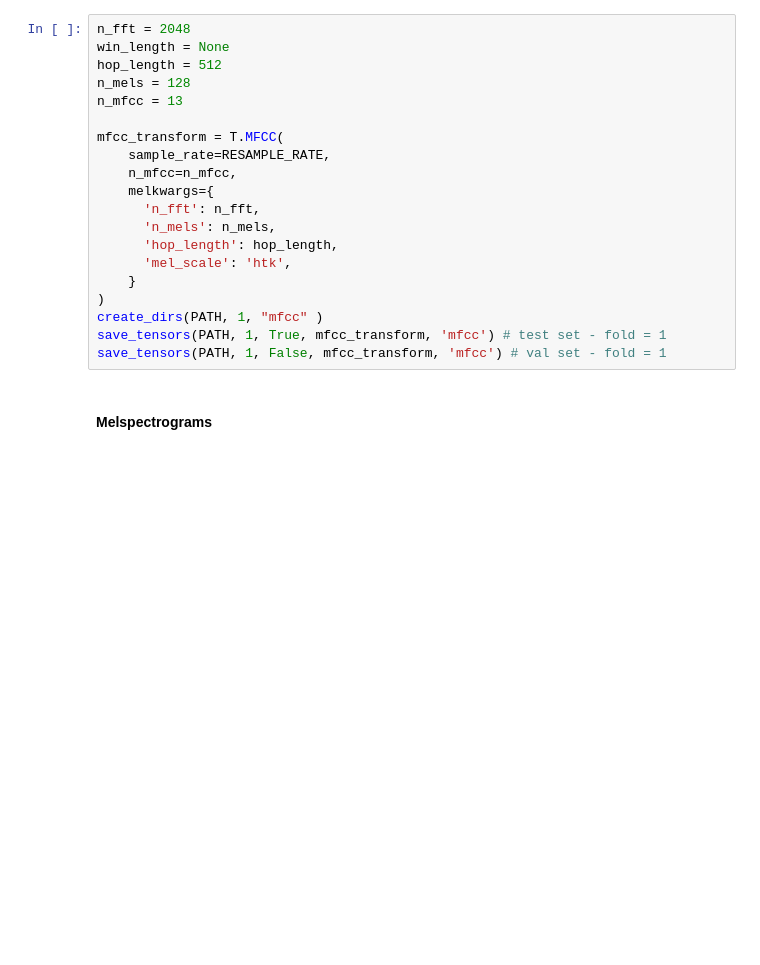
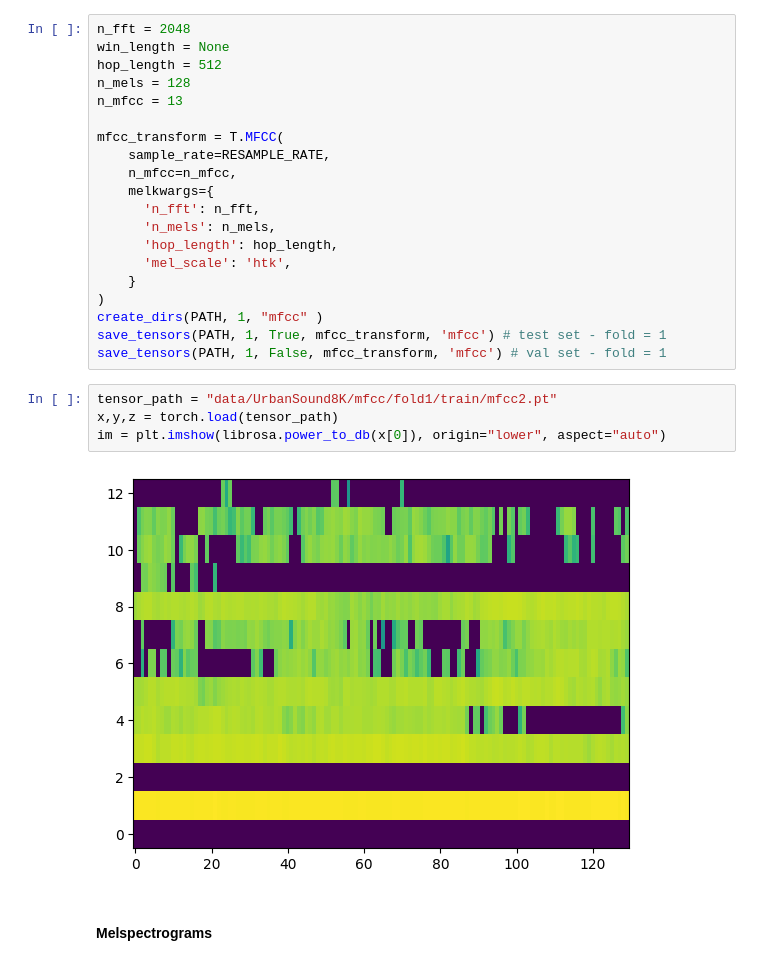
Before and after one commit to alextavern/musicAI, a Jupyter notebook: UrbanSound8K_Data_exploration+feature_extraction.ipynb, the cells around one changed output. Drawn from its saved outputs; the diff is of its cells as text; blank space fills up the shorter version.

```diff
--- a/UrbanSound8K_Data_exploration+feature_extraction.ipynb
+++ b/UrbanSound8K_Data_exploration+feature_extraction.ipynb
@@ -550,6 +550,12 @@ mfcc_transform = T.MFCC(
 create_dirs(PATH, 1, "mfcc" )
 save_tensors(PATH, 1, True, mfcc_transform, 'mfcc') # test set - fold = 1
 save_tensors(PATH, 1, False, mfcc_transform, 'mfcc') # val set - fold = 1
+# %%
+tensor_path = "data/UrbanSound8K/mfcc/fold1/train/mfcc2.pt"
+x,y,z = torch.load(tensor_path)
+im = plt.imshow(librosa.power_to_db(x[0]), origin="lower", aspect="auto")
+# %% [output]
+[figure, added]
 # %% [markdown]
 #### Melspectrograms
 # %%
```
Also changed, not shown: parts of 4 cells of this notebook.
